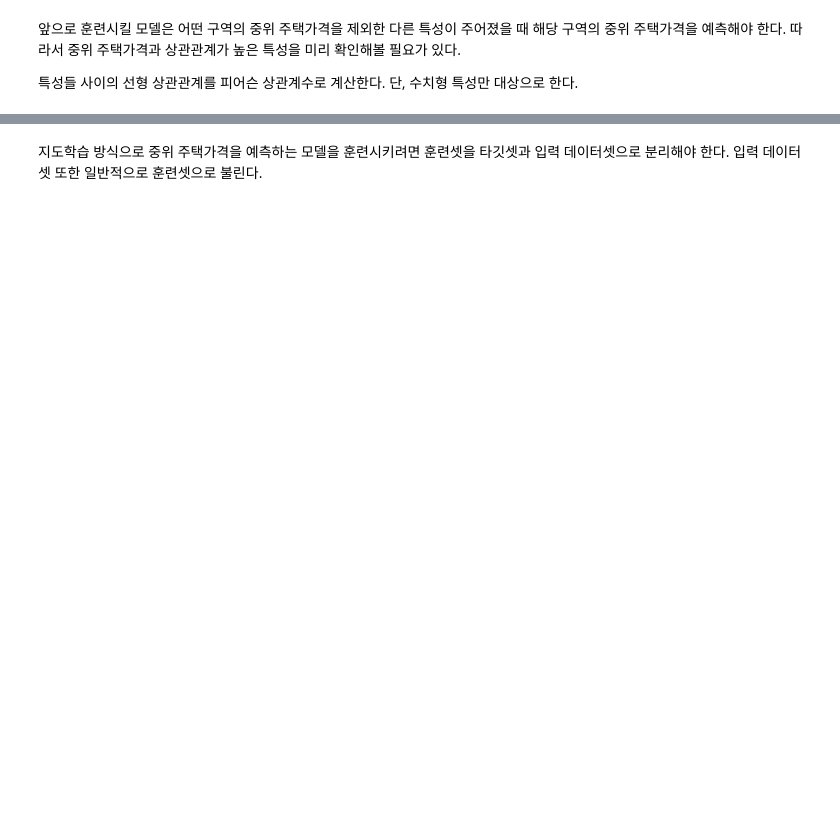
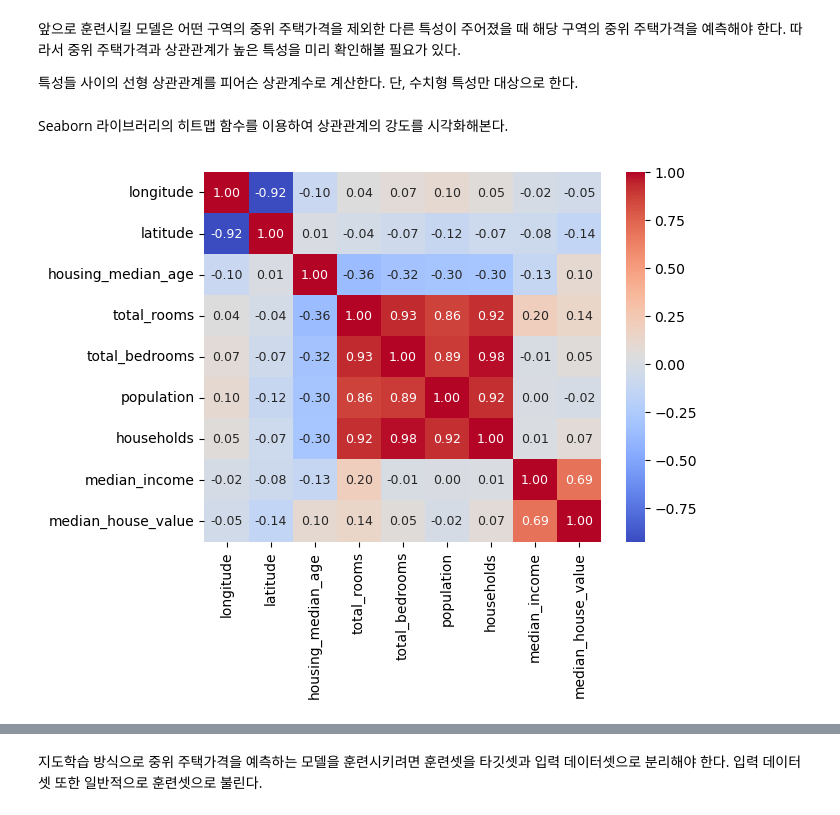
Before and after one commit to codingalzi/code-workout-ml, a Jupyter notebook: p1_lab_end2end_regression.ipynb, the cells around one changed output, grey strips where cells are left out. Saved outputs shown, nothing was run; the diff lists cells and outputs as text; code cells hidden in the pictures; blank space fills up the shorter version.

```diff
--- a/p1_lab_end2end_regression.ipynb
+++ b/p1_lab_end2end_regression.ipynb
@@ -213,3 +378,15 @@ housing = strat_train_set.copy()
 단, 수치형 특성만 대상으로 한다.
 # %%
 corr_matrix = housing.corr(numeric_only=True)
+# %% [markdown]
+Seaborn 라이브러리의 히트맵 함수를 이용하여 상관관계의 강도를 시각화해본다.
+# %%
+import seaborn as sns
+sns.heatmap(corr_matrix,
+            annot=True,
+            fmt=".2f",
+            cmap="coolwarm",
+            annot_kws={"size": 9})
+plt.show()
+# %% [output]
+[figure, added]
```
Also changed, not shown: parts of 284 cells of this notebook, 2 other files.
